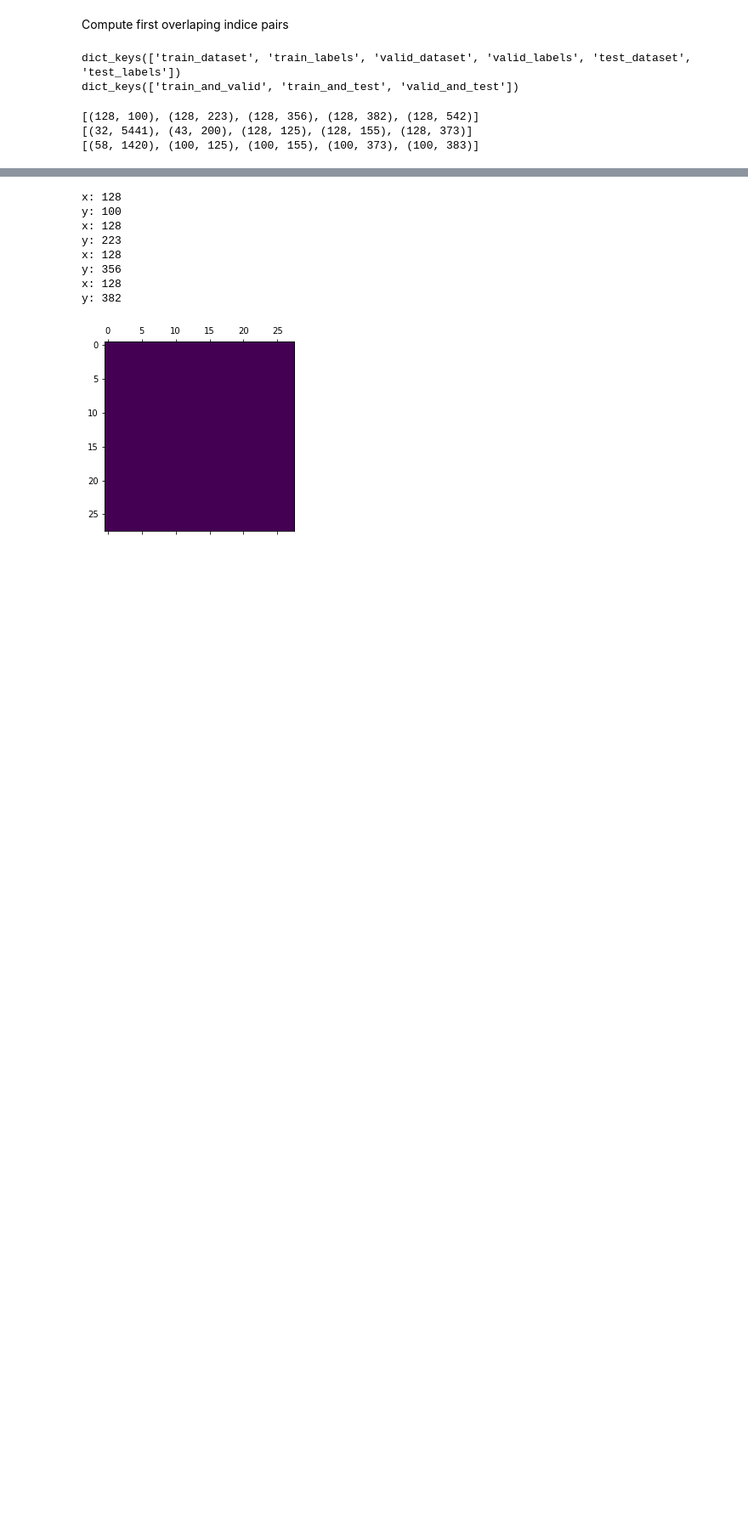
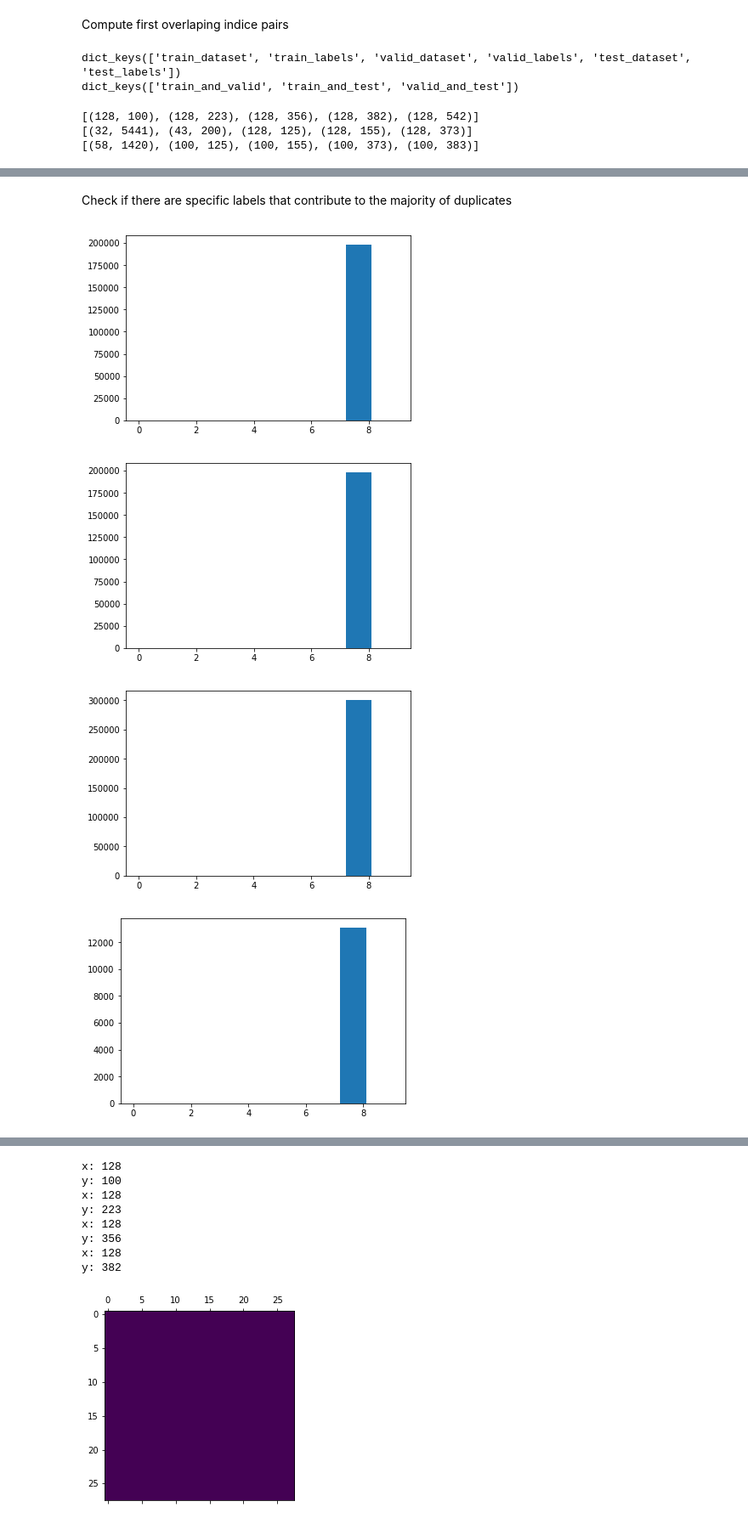
Before and after one commit to hjerpe/udacity-deep-learning, a Jupyter notebook: 1_notmnist.ipynb, the cells around one changed output, grey strips where cells are left out. Shown: that part at 85% size. Cells and saved outputs as stored; diff of their text form; code cells hidden in the pictures; blank space fills up the shorter version.

Commit message:
add another duplicates graph. Completed first assignment.

```diff
--- a/1_notmnist.ipynb
+++ b/1_notmnist.ipynb
@@ -527 +523,17 @@ plt.hist([x[1] for x in indices_overlap_valid_against_test])
 [figure]
+# %% [markdown]
+Check if there are specific labels that contribute to the majority of duplicates
+# %%
+plt.hist([train_labels[x[0]] for x in indices_overlap_train_against_valid])
+plt.show()
+plt.hist([valid_labels[x[1]] for x in indices_overlap_train_against_valid])
+plt.show()
+plt.hist([test_labels[x[1]] for x in indices_overlap_train_against_test])
+plt.show()
+plt.hist([test_labels[x[1]] for x in indices_overlap_valid_against_test])
+plt.show()
+# %% [output]
+[figure, added]
+[figure, added]
+[figure, added]
+[figure, added]
```
Also changed, not shown: parts of 4 cells of this notebook.
